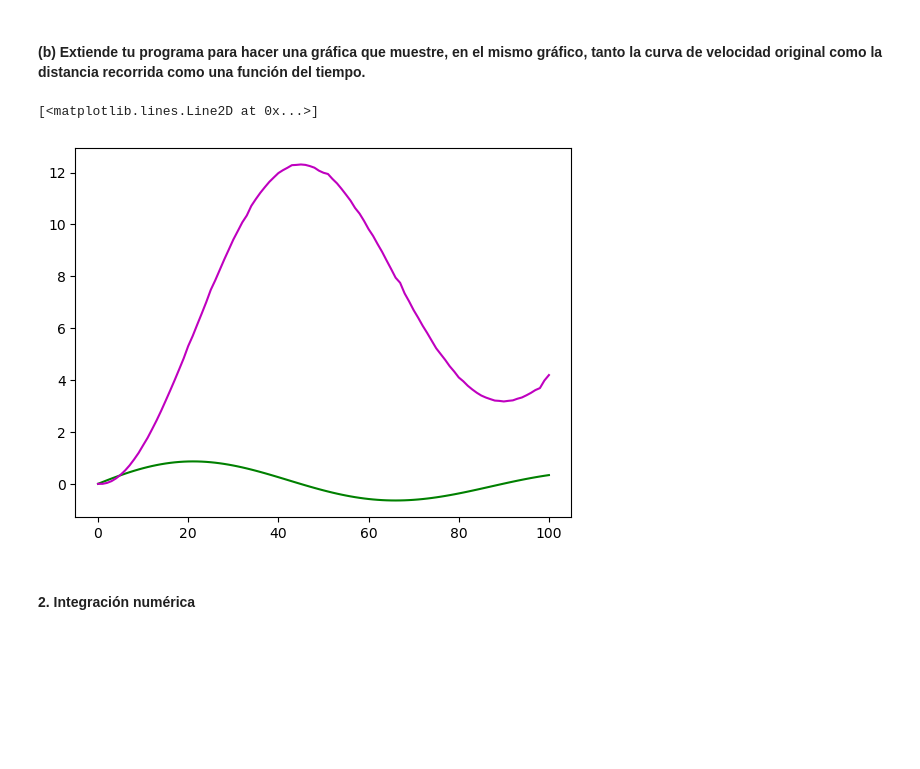
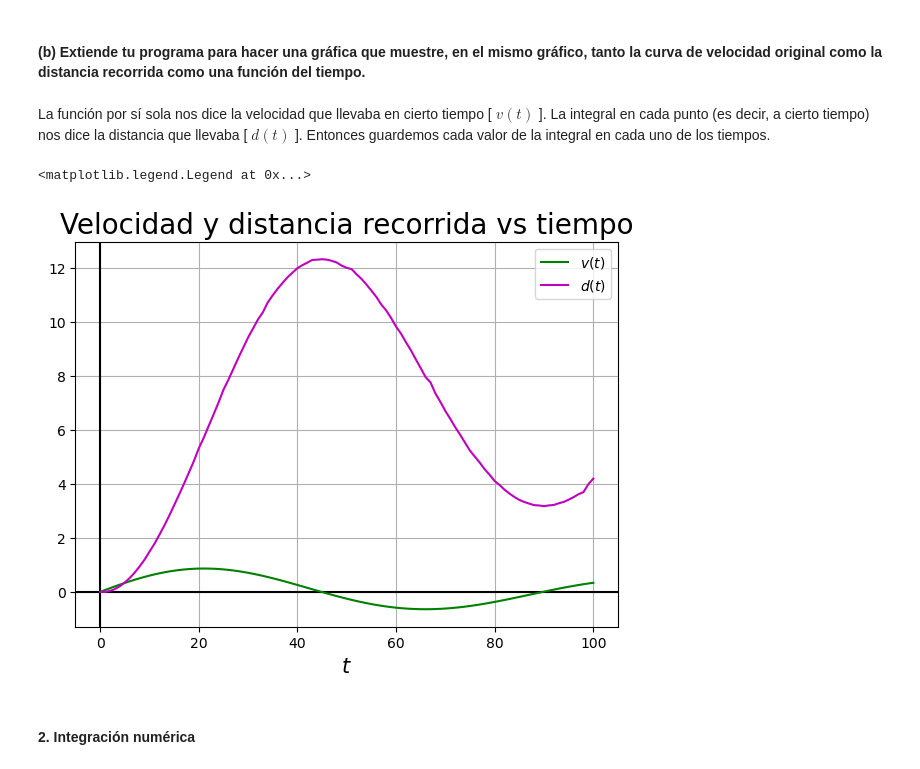
Before and after one commit to Alexi5omg/CLASE, a Jupyter notebook: Tareas/Práctica_3.ipynb, the cells around one changed output. Saved outputs shown, nothing was run; the diff lists cells and outputs as text; code cells hidden in the pictures; blank space fills up the shorter version.

```diff
--- a/Tareas/Práctica_3.ipynb
+++ b/Tareas/Práctica_3.ipynb
@@ -94,16 +91,24 @@ IntTrap(0,99)
 # %% [markdown]
 #### **(b)** Extiende tu programa para hacer una gráfica que muestre, en el mismo gráfico, tanto la curva de velocidad original como la distancia recorrida como una función del tiempo.
-# %%
-l = []
-for i in range(101):
-    N = 100
-    l.append(IntTrap(0,i))
-
-pl.plot(t,v,'g')
-pl.plot(t,l,'m')
-# %% [output]
-[<matplotlib.lines.Line2D at 0x...>]
-[figure, removed]
+# %% [markdown]
+La función por sí sola nos dice la velocidad que llevaba en cierto tiempo [ $v(t)$ ]. La integral en cada punto (es decir, a cierto tiempo) nos dice la distancia que llevaba [ $d(t)$ ]. Entonces guardemos cada valor de la integral en cada uno de los tiempos.
+# %%
+d = []
+for i in range(101):
+    d.append(IntTrap(f,0,i,100))
+
+pl.figure(figsize=(7,5))
+pl.title('Velocidad y distancia recorrida vs tiempo',size=20)
+pl.xlabel(r'$t$',size=15)
+pl.axhline(y=0.0,xmin=0.0,color='black')
+pl.axvline(x=0.0,ymin=0.0,color='black')
+pl.grid()
+pl.plot(t,v,'g',label=r'$v(t)$')
+pl.plot(t,d,'m',label=r'$d(t)$')
+pl.legend()
+# %% [output]
+<matplotlib.legend.Legend at 0x...>
+[figure, added]
 # %% [markdown]
 #### **2. Integración numérica**
 # %% [markdown]
```
Also changed, not shown: parts of 39 cells of this notebook.
